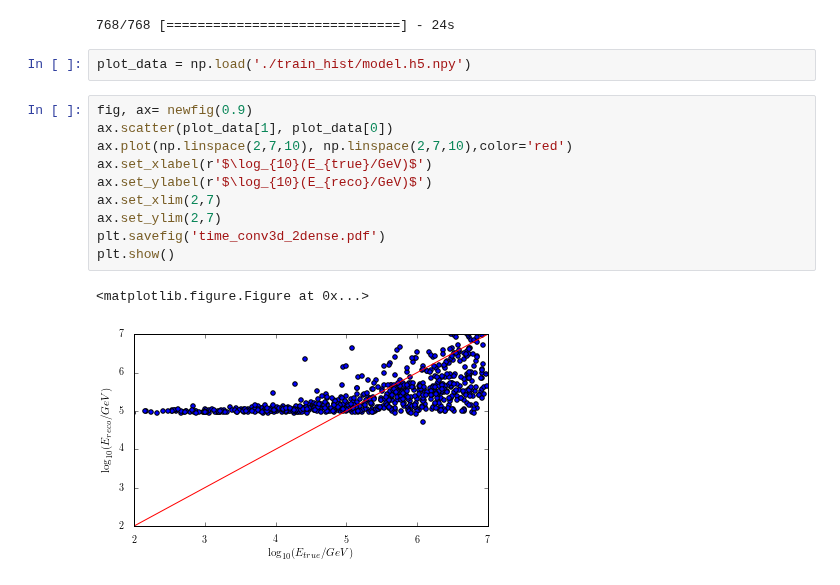
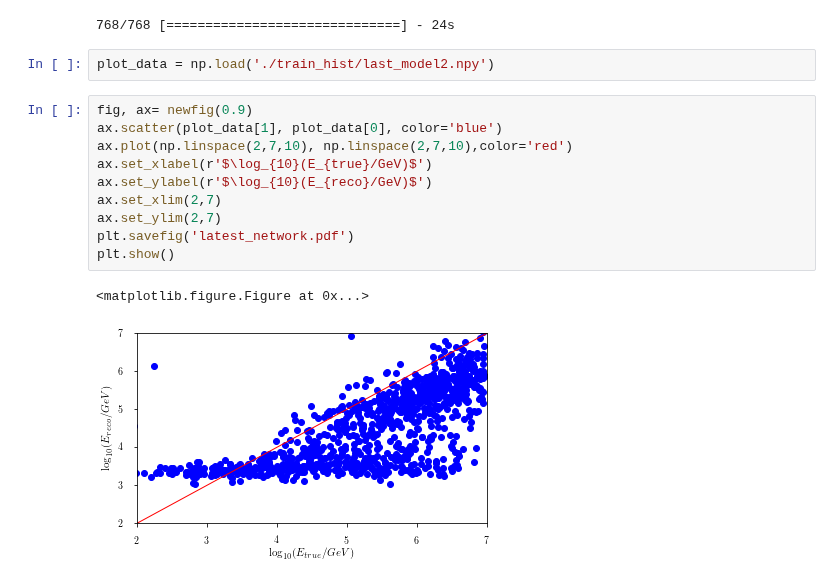
Before and after one commit to tglauch/DeepIceLearning, a Jupyter notebook: Evaluate_Model.ipynb, the cells around one changed output. Saved outputs shown, nothing was run; the diff lists cells and outputs as text.

Commit message:
updated plot functions

```diff
--- a/Evaluate_Model.ipynb
+++ b/Evaluate_Model.ipynb
@@ -32,17 +38,17 @@ res = estimator.predict(np.expand_dims(test, axis=4), verbose=1)
 # %% [output]
 768/768 [==============================] - 24s
 # %%
-plot_data = np.load('./train_hist/model.h5.npy')
+plot_data = np.load('./train_hist/last_model2.npy')
 # %%
 fig, ax= newfig(0.9)
-ax.scatter(plot_data[1], plot_data[0])
+ax.scatter(plot_data[1], plot_data[0], color='blue')
 ax.plot(np.linspace(2,7,10), np.linspace(2,7,10),color='red')
 ax.set_xlabel(r'$\log_{10}(E_{true}/GeV)$')
 ax.set_ylabel(r'$\log_{10}(E_{reco}/GeV)$')
 ax.set_xlim(2,7)
 ax.set_ylim(2,7)
-plt.savefig('time_conv3d_2dense.pdf')
+plt.savefig('latest_network.pdf')
 plt.show()
 # %% [output]
 <matplotlib.figure.Figure at 0x...>
-[figure, old version]
+[figure, new version]
```
Also changed, not shown: parts of 5 cells of this notebook.
